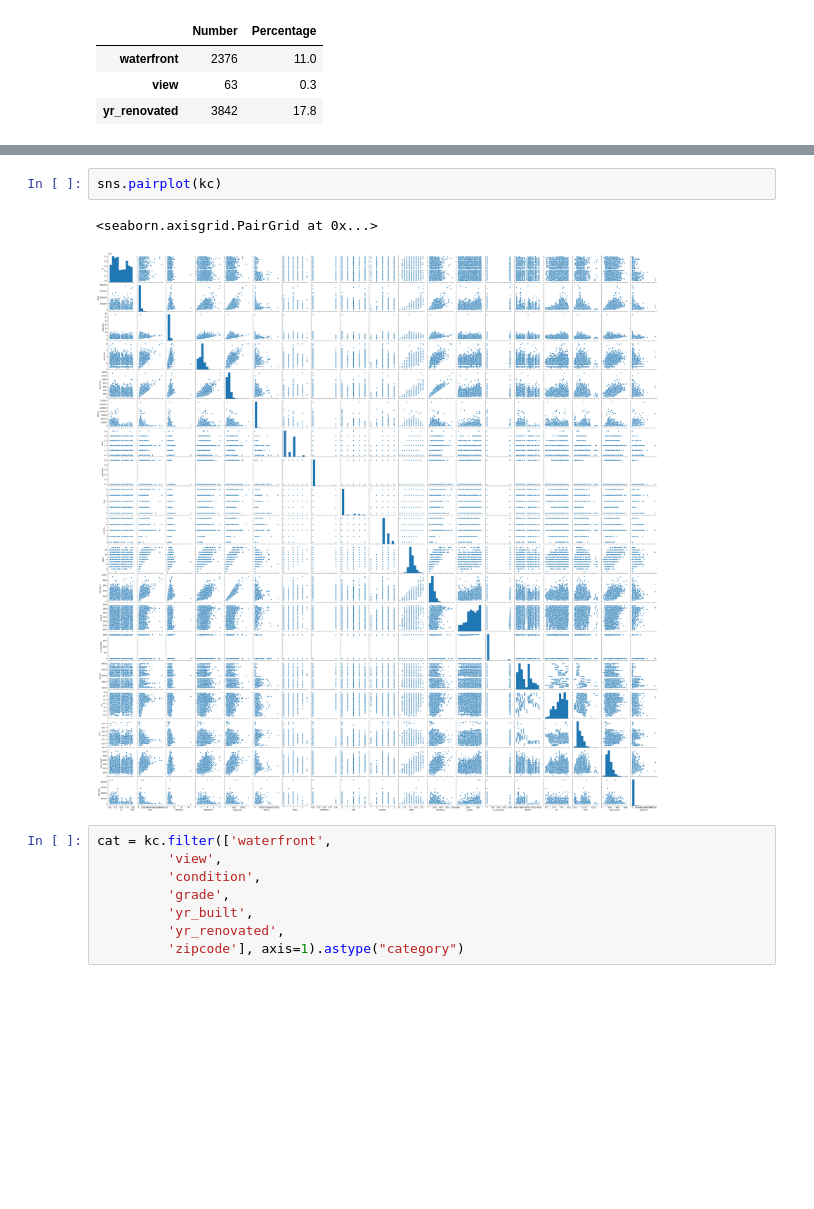
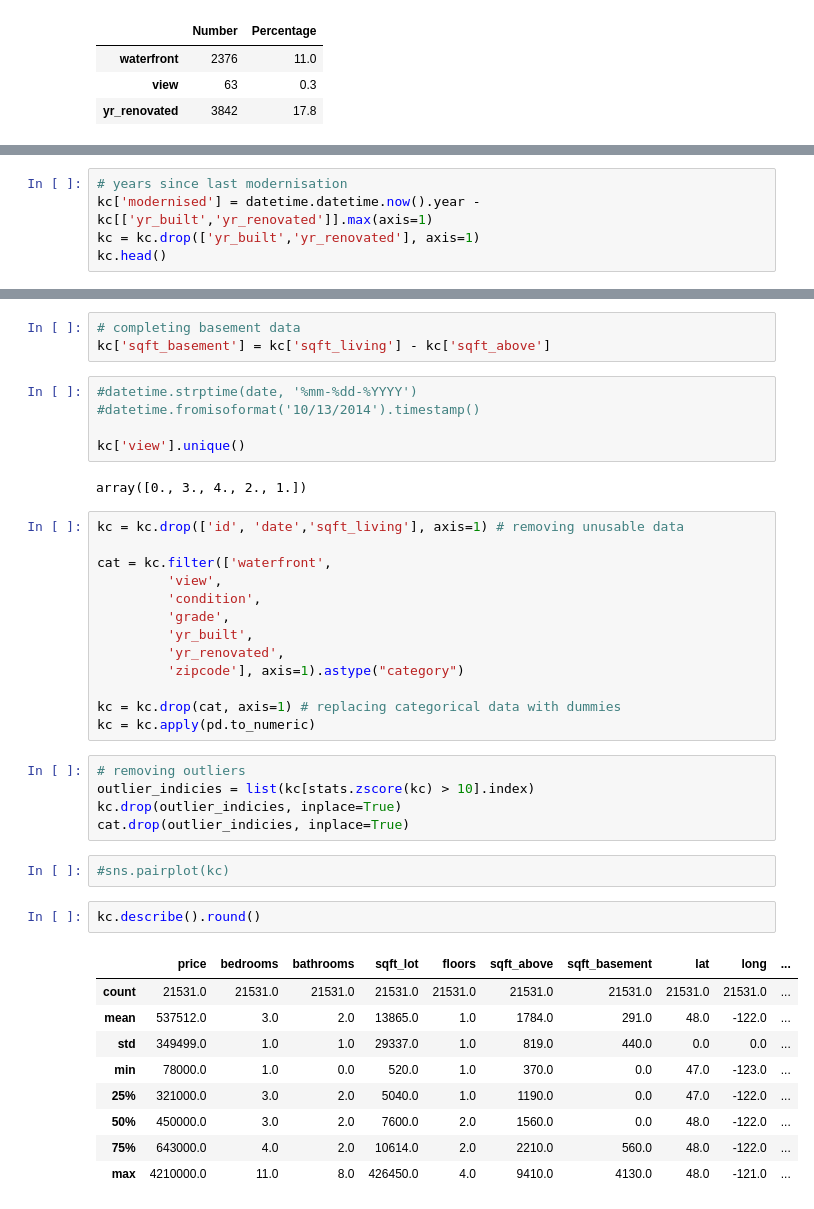
Before and after one commit to Vivi-Wi/House_Price_Prediction, a Jupyter notebook: Project1_EDA.ipynb, the cells around one changed output, grey strips where cells are left out. Saved outputs shown, nothing was run; the diff lists cells and outputs as text; blank space fills up the shorter version.

```diff
--- a/Project1_EDA.ipynb
+++ b/Project1_EDA.ipynb
@@ -115,0 +124,5 @@ Of the 21 variables two show incomplete data:
+# %%
+# years since last modernisation
+kc['modernised'] = datetime.datetime.now().year - kc[['yr_built','yr_renovated']].max(axis=1)
+kc = kc.drop(['yr_built','yr_renovated'], axis=1)
+kc.head()
@@ -116,16 +136,45 @@ Of the 21 variables two show incomplete data:
+# %%
+# completing basement data
+kc['sqft_basement'] = kc['sqft_living'] - kc['sqft_above']
+# %%
+#datetime.strptime(date, '%mm-%dd-%YYYY')
+#datetime.fromisoformat('10/13/2014').timestamp()
+
+kc['view'].unique()
+# %% [output]
+array([0., 3., 4., 2., 1.])
+# %%
+kc = kc.drop(['id', 'date','sqft_living'], axis=1) # removing unusable data
+
+cat = kc.filter(['waterfront',
+         'view',
+         'condition',
+         'grade',
+         'yr_built',
+         'yr_renovated',
+         'zipcode'], axis=1).astype("category")
+
+kc = kc.drop(cat, axis=1) # replacing categorical data with dummies
+kc = kc.apply(pd.to_numeric)
+# %%
+# removing outliers
+outlier_indicies = list(kc[stats.zscore(kc) > 10].index)
+kc.drop(outlier_indicies, inplace=True)
+cat.drop(outlier_indicies, inplace=True)
 # %%
-sns.pairplot(kc)
+#sns.pairplot(kc)
-# %% [output]
-<seaborn.axisgrid.PairGrid at 0x...>
-[figure, removed]
-# %%
-cat = kc.filter(['waterfront',
-         'view',
-         'condition',
-         'grade',
-         'yr_built',
-         'yr_renovated',
-         'zipcode'], axis=1).astype("category")
+# %%
+kc.describe().round()
+# %% [output]
+|  | price | bedrooms | bathrooms | sqft_lot | floors | sqft_above | sqft_basement | lat | long | ... |
+| count | 21531.0 | 21531.0 | 21531.0 | 21531.0 | 21531.0 | 21531.0 | 21531.0 | 21531.0 | 21531.0 | ... |
+| mean | 537512.0 | 3.0 | 2.0 | 13865.0 | 1.0 | 1784.0 | 291.0 | 48.0 | -122.0 | ... |
+| std | 349499.0 | 1.0 | 1.0 | 29337.0 | 1.0 | 819.0 | 440.0 | 0.0 | 0.0 | ... |
+| min | 78000.0 | 1.0 | 0.0 | 520.0 | 1.0 | 370.0 | 0.0 | 47.0 | -123.0 | ... |
+| 25% | 321000.0 | 3.0 | 2.0 | 5040.0 | 1.0 | 1190.0 | 0.0 | 47.0 | -122.0 | ... |
+| 50% | 450000.0 | 3.0 | 2.0 | 7600.0 | 2.0 | 1560.0 | 0.0 | 48.0 | -122.0 | ... |
+| 75% | 643000.0 | 4.0 | 2.0 | 10614.0 | 2.0 | 2210.0 | 560.0 | 48.0 | -122.0 | ... |
+| max | 4210000.0 | 11.0 | 8.0 | 426450.0 | 4.0 | 9410.0 | 4130.0 | 48.0 | -121.0 | ... |
 # %%
 #creating dummies for categorical data
 dummies = pd.DataFrame()
```
Also changed, not shown: parts of 14 cells of this notebook, 1 other file.
